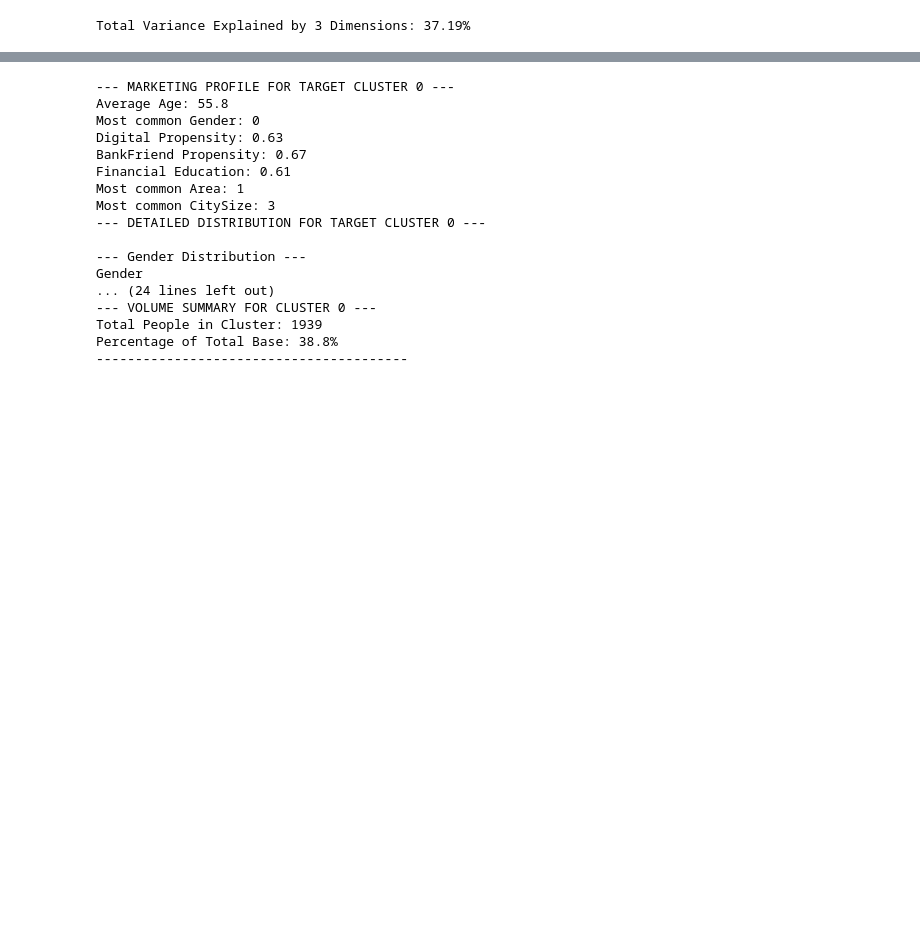
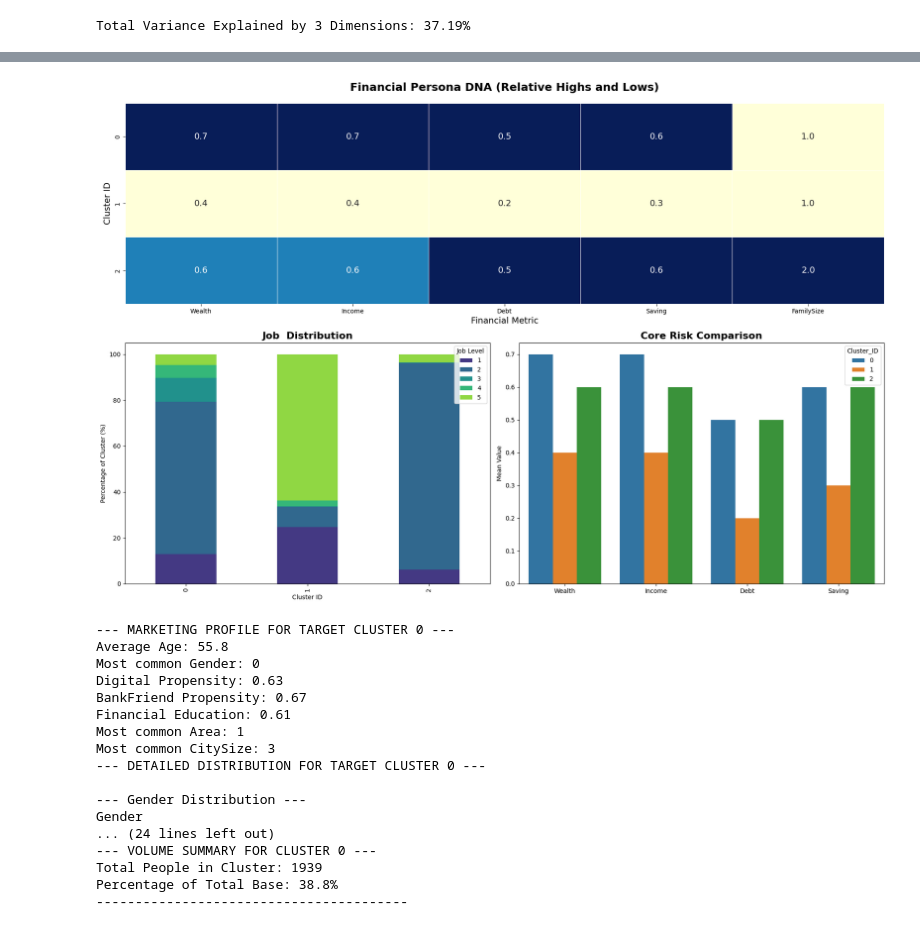
Before and after one commit to Smael-olk/Fintech, a Jupyter notebook: BusinessCase1/2-Protection_FAMD.ipynb, the cells around one changed output, grey strips where cells are left out. Saved outputs shown, nothing was run; the diff lists cells and outputs as text; code cells hidden in the pictures; blank space fills up the shorter version.

```diff
--- a/BusinessCase1/2-Protection_FAMD.ipynb
+++ b/BusinessCase1/2-Protection_FAMD.ipynb
@@ -257,3 +269,54 @@ display(profile_active)
+# %%
+# 1. Prepare the Data
+# We exclude 'Investments' for the heatmap because it's categorical
+num_profile = profile_active.drop(columns=['Job'])
+
+# Scale the means (0 to 1) just for the heatmap colors to ensure
+# high values are dark and low values are light across different scales.
+scaler = MinMaxScaler()
+scaled_profile = pd.DataFrame(
+    scaler.fit_transform(num_profile),
+    columns=num_profile.columns,
+    index=num_profile.index
+)
+
+# ==========================================
+# FINANCIAL PERSONA DASHBOARD
+# ==========================================
+fig = plt.figure(figsize=(18, 12))
+gs = fig.add_gridspec(2, 2, height_ratios=[1, 1.2])
+
+# A. THE HEATMAP (The "Pattern" View)
+ax0 = fig.add_subplot(gs[0, :])
+sns.heatmap(scaled_profile, annot=num_profile, fmt=".1f", cmap="YlGnBu",
+            cbar=False, linewidths=.5, ax=ax0, annot_kws={"size": 14})
+ax0.set_title("Financial Persona DNA (Relative Highs and Lows)", fontsize=18, fontweight='bold', pad=20)
+ax0.set_xlabel("Financial Metric", fontsize=14)
+ax0.set_ylabel("Cluster ID", fontsize=14)
+
+# B. THE CATEGORICAL TARGET (Job Level)
+ax1 = fig.add_subplot(gs[1, 0])
+# We look at the actual distribution of Investments for each cluster
+inv_dist = pd.crosstab(df_active_mixed['Cluster_ID'], df_active_mixed['Job'], normalize='index') * 100
+inv_dist.plot(kind='bar', stacked=True, ax=ax1, color=sns.color_palette("viridis", 5))
+ax1.set_title("Job  Distribution", fontsize=16, fontweight='bold')
+ax1.set_ylabel("Percentage of Cluster (%)")
+ax1.set_xlabel("Cluster ID")
+ax1.legend(title="Job Level", loc='upper right')
+
+# C. THE COMPARISON (Wealth vs. Income vs. Debt)
+ax2 = fig.add_subplot(gs[1, 1])
+# Melting for a grouped bar chart
+melted_active = num_profile[['Wealth', 'Income', 'Debt', 'Saving']].reset_index().melt(id_vars='Cluster_ID')
+sns.barplot(data=melted_active, x='variable', y='value', hue='Cluster_ID', ax=ax2, palette='tab10')
+ax2.set_title("Core Risk Comparison", fontsize=16, fontweight='bold')
+ax2.set_ylabel("Mean Value")
+ax2.set_xlabel("")
+
+plt.tight_layout()
+plt.show()
+# %% [output]
+[figure, added]
 # %%
 # Merge the cluster labels onto your quarantined demographic/psychographic data
 df_passive_obj1 = data.drop(columns=active_risk_cols).copy()
```
Also changed, not shown: parts of 4 cells of this notebook, 4 other files.
